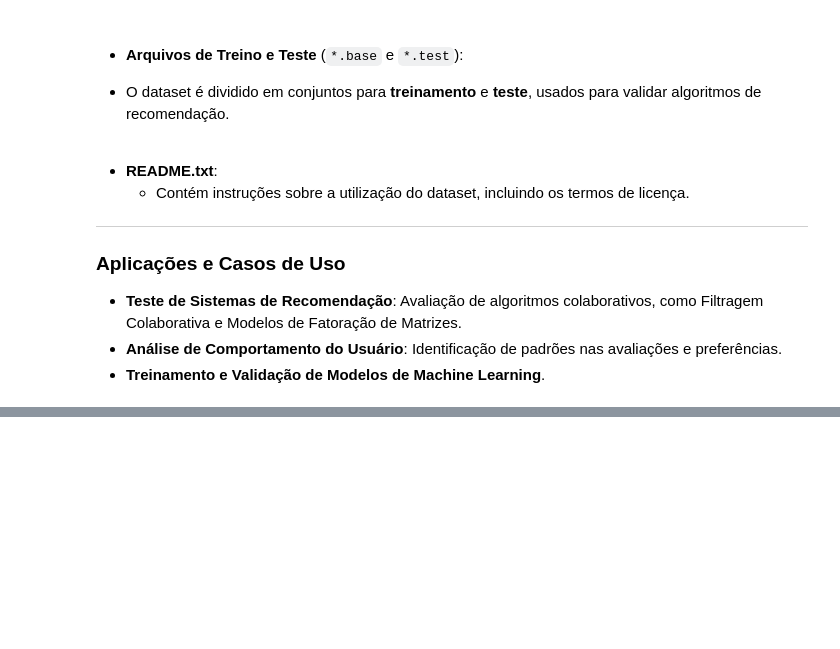
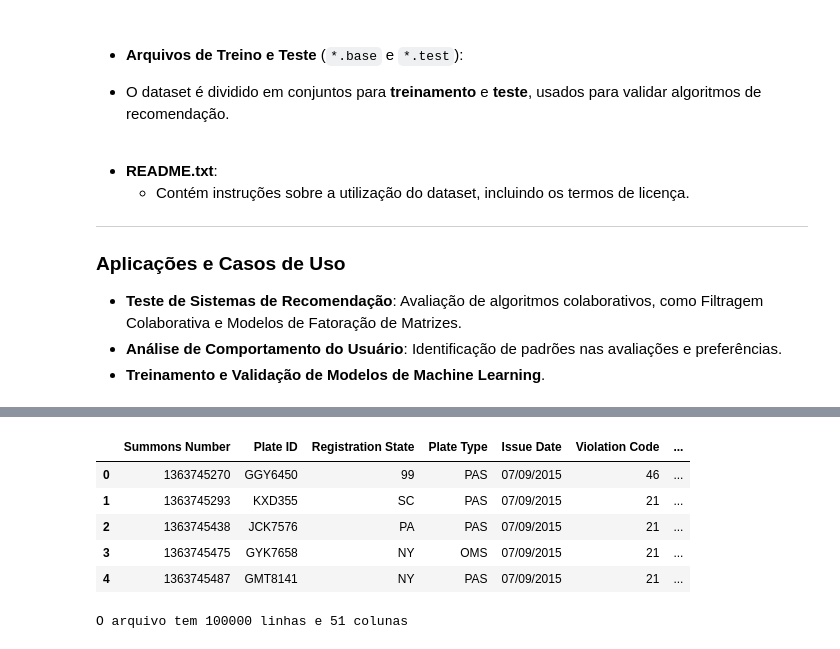
Before and after one commit to EduardoBran/Usando_Map_Reduce_em_Grandes_Volumes_de_Dados, a Jupyter notebook: 3.Conceito_-_Trabalhando_com_MapReduce.ipynb, the cells around one changed output, grey strips where cells are left out. Drawn from its saved outputs; the diff is of its cells as text; code cells hidden in the pictures; blank space fills up the shorter version.

```diff
--- a/3.Conceito_-_Trabalhando_com_MapReduce.ipynb
+++ b/3.Conceito_-_Trabalhando_com_MapReduce.ipynb
@@ -996,0 +3054,24 @@ AttributeError: 'str' object has no attribute 'head'
+# %%
+# Importa a biblioteca pandas
+import pandas as pd
+
+# Configura o pandas para mostrar todas as colunas
+pd.set_option('display.max_columns', None)
+
+# Carrega apenas as 10 primeiras linhas do arquivo CSV
+caminho_arquivo = 'Datasets/PV_2016.csv'
+df = pd.read_csv(caminho_arquivo, nrows=100000)
+
+# Exibe as primeiras 10 linhas do DataFrame, com todas as colunas
+display(df.head())
+
+# Exibe o número de linhas e colunas carregadas
+print(f"O arquivo tem {df.shape[0]} linhas e {df.shape[1]} colunas")
+# %% [output]
+|  | Summons Number | Plate ID | Registration State | Plate Type | Issue Date | Violation Code | ... |
+| 0 | 1363745270 | GGY6450 | 99 | PAS | 07/09/2015 | 46 | ... |
+| 1 | 1363745293 | KXD355 | SC | PAS | 07/09/2015 | 21 | ... |
+| 2 | 1363745438 | JCK7576 | PA | PAS | 07/09/2015 | 21 | ... |
+| 3 | 1363745475 | GYK7658 | NY | OMS | 07/09/2015 | 21 | ... |
+| 4 | 1363745487 | GMT8141 | NY | PAS | 07/09/2015 | 21 | ... |
+O arquivo tem 100000 linhas e 51 colunas
```
Also changed, not shown: parts of 13 cells of this notebook, 12 other files.
